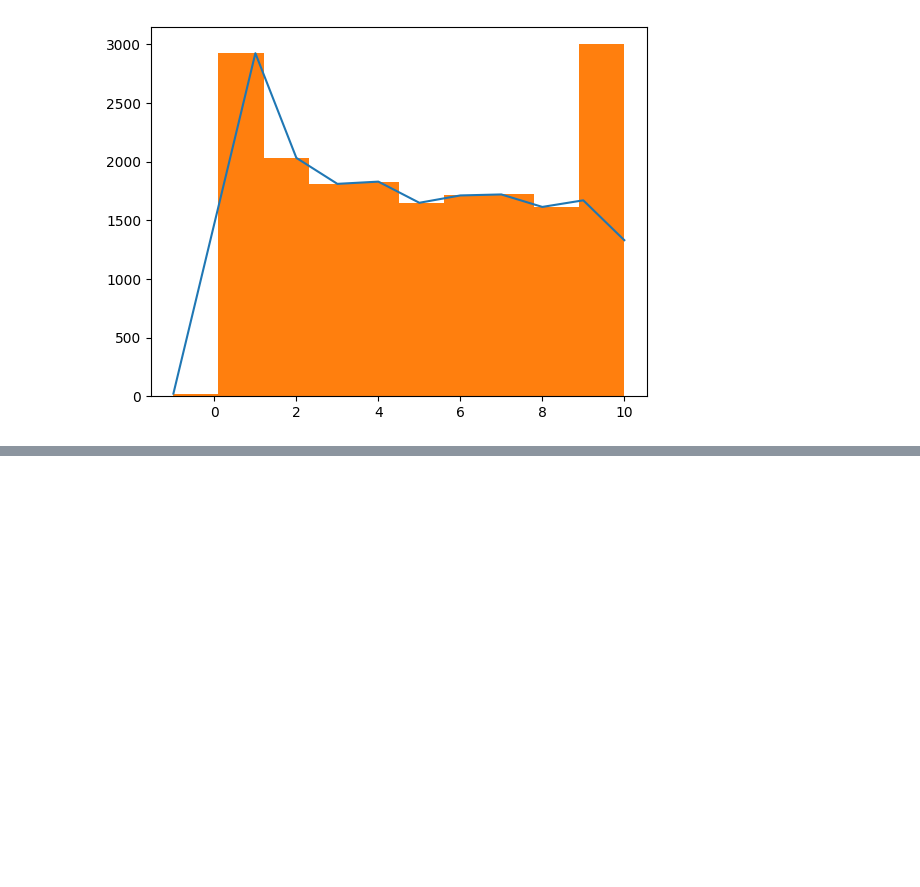
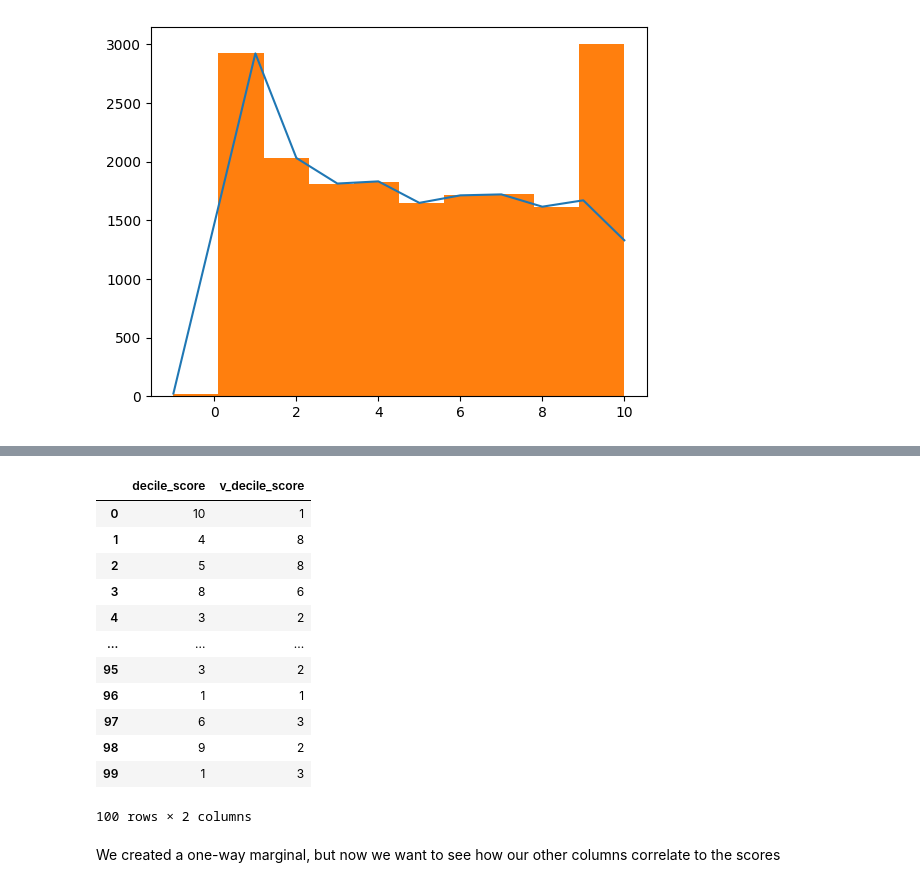
Before and after one commit to CFurch/cs3110-final-project, a Jupyter notebook: COMPAS Recidivism Analysis.ipynb, the cells around one changed output, grey strips where cells are left out. Drawn from its saved outputs; the diff is of its cells as text; code cells hidden in the pictures; blank space fills up the shorter version.

```diff
--- a/COMPAS Recidivism Analysis.ipynb
+++ b/COMPAS Recidivism Analysis.ipynb
@@ -100,0 +165,34 @@ plt.hist(compas['decile_score'], bins=10)
+# %%
+# Create synthetic data
+def gen_samples(n, marginal):
+    return marginal.sample(n=n, replace=True, weights='probability', axis=0)
+
+def dp_synthetic_data(cols, n, epsilon):
+    syn_data = pd.DataFrame()
+    col_count = 0
+    for c in cols:
+        marginal = dp_one_way_marginal(c, epsilon/len(cols))
+        marginal = marginal.to_frame(name='probability').reset_index()
+        temp_df = pd.DataFrame(gen_samples(n, marginal), columns=[c]).reset_index()
+        syn_data.insert(loc=col_count, column=c, value=temp_df[c].values.tolist())
+        col_count += 1
+    return syn_data
+
+# all_columns = columns_to_use + ['decile_score', 'v_decile_score']
+# syn_data = dp_synthetic_data(all_columns, 10, 1.0)
+syn_data = dp_synthetic_data(['decile_score', 'v_decile_score'], 100, 1.0)
+syn_data
+# %% [output]
+|  | decile_score | v_decile_score |
+| 0 | 10 | 1 |
+| 1 | 4 | 8 |
+| 2 | 5 | 8 |
+| 3 | 8 | 6 |
+| 4 | 3 | 2 |
+| ... | ... | ... |
+| 95 | 3 | 2 |
+| 96 | 1 | 1 |
+| 97 | 6 | 3 |
+| 98 | 9 | 2 |
+| 99 | 1 | 3 |
+100 rows × 2 columns
@@ -100,0 +205,2 @@ plt.hist(compas['decile_score'], bins=10)
+# %% [markdown]
+We created a one-way marginal, but now we want to see how our other columns correlate to the scores
```
Also changed, not shown: parts of 14 cells of this notebook.
